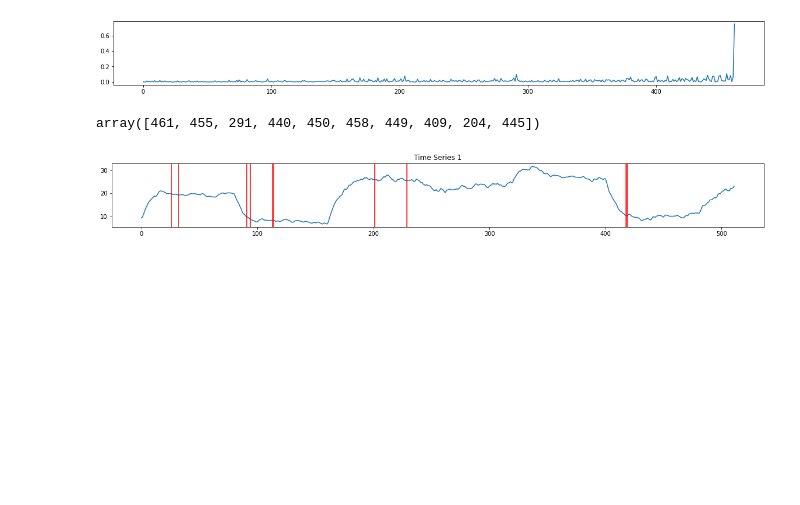
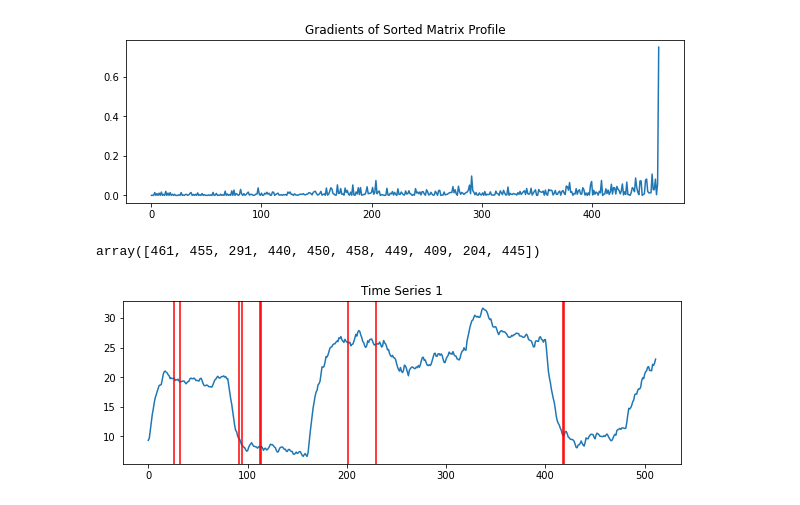
Before and after one commit to dbvis-ukon/ts-mule, a Jupyter notebook: examples/segmentation-matrix-profile.ipynb, the cells around one changed output. Saved outputs shown, nothing was run; the diff lists cells and outputs as text; code cells hidden in the pictures; blank space fills up the shorter version.

```diff
--- a/examples/segmentation-matrix-profile.ipynb
+++ b/examples/segmentation-matrix-profile.ipynb
@@ -7,7 +7,7 @@ import pandas as pd
 import stumpy as sp
 
 import matplotlib.pyplot as plt
-plt.rcParams['figure.figsize'] = [20, 2]
+plt.rcParams['figure.figsize'] = [10, 3]
 
 import os
 import sys
@@ -73,14 +73,12 @@ slopes_sorted = np.argsort(slopes)[::-1][:k]
 partitions_idx_sorted = sorted([mp_idx_sorted[part] for part in slopes_sorted])
 # %%
 plt.plot(slopes)
-
-
-
+plt.title('Gradients of Sorted Matrix Profile')
 plt.show()
 
 slopes_sorted
 # %% [output]
-[figure, old version]
+[figure, new version]
 array([461, 455, 291, 440, 450, 458, 449, 409, 204, 445])
 # %%
 plt.title('Time Series 1')
@@ -91,4 +89,4 @@ for j in partitions_idx_sorted:
 
 plt.show()
 # %% [output]
-[figure, old version]
+[figure, new version]
```
Also changed, not shown: parts of 6 cells of this notebook, 17 other files.
